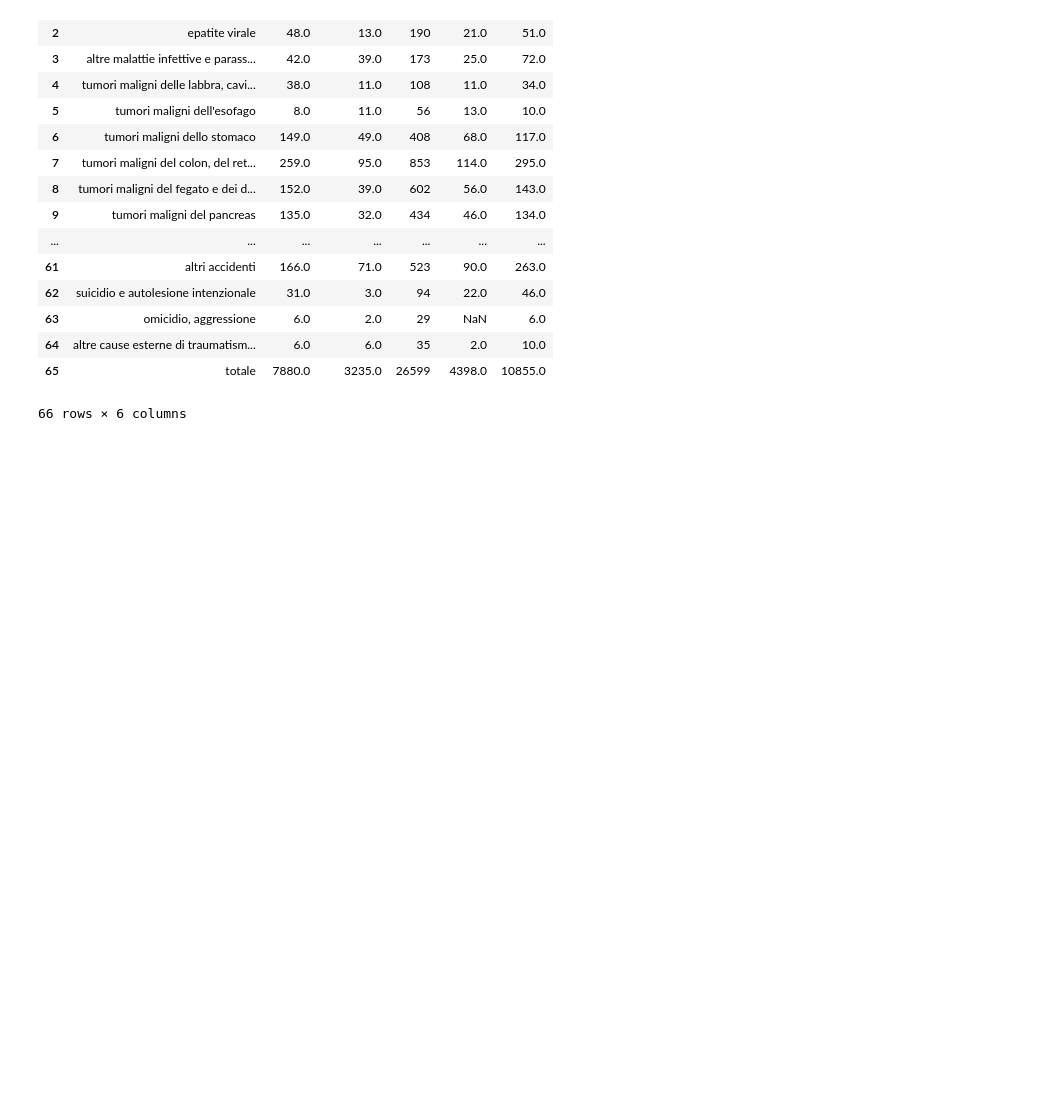
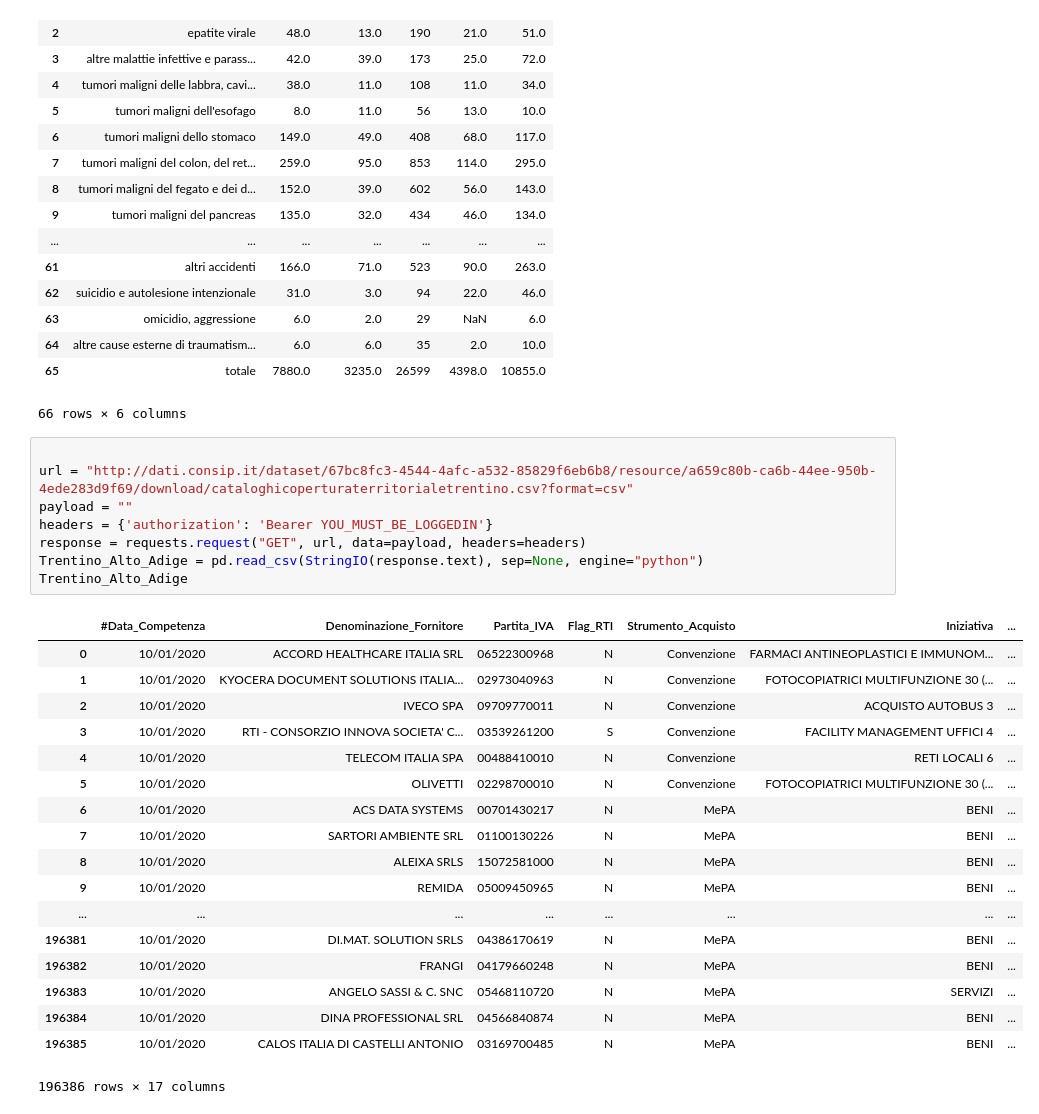
Before and after one commit to pagopa-archive/nteract-on-ckan, a Jupyter notebook: notebooks-example/example.ipynb, the cells around one changed output. Cells and saved outputs as stored; diff of their text form; blank space fills up the shorter version.

```diff
--- a/notebooks-example/example.ipynb
+++ b/notebooks-example/example.ipynb
@@ -56,3 +56,30 @@ Cause_di_morte_CSV
 | 64 | altre cause esterne di traumatism... | 6.0 | 6.0 | 35 | 2.0 | 10.0 |
 | 65 | totale | 7880.0 | 3235.0 | 26599 | 4398.0 | 10855.0 |
 66 rows × 6 columns
+# %%
+
+url = "http://dati.consip.it/dataset/67bc8fc3-4544-4afc-a532-85829f6eb6b8/resource/a659c80b-ca6b-44ee-950b-4ede283d9f69/download/cataloghicoperturaterritorialetrentino.csv?format=csv"
+payload = ""
+headers = {'authorization': 'Bearer YOU_MUST_BE_LOGGEDIN'}
+response = requests.request("GET", url, data=payload, headers=headers)
+Trentino_Alto_Adige = pd.read_csv(StringIO(response.text), sep=None, engine="python")
+Trentino_Alto_Adige
+# %% [output]
+|  | #Data_Competenza | Denominazione_Fornitore | Partita_IVA | Flag_RTI | Strumento_Acquisto | Iniziativa | ... |
+| 0 | 10/01/2020 | ACCORD HEALTHCARE ITALIA SRL | 06522300968 | N | Convenzione | FARMACI ANTINEOPLASTICI E IMMUNOM... | ... |
+| 1 | 10/01/2020 | KYOCERA DOCUMENT SOLUTIONS ITALIA... | 02973040963 | N | Convenzione | FOTOCOPIATRICI MULTIFUNZIONE 30 (... | ... |
+| 2 | 10/01/2020 | IVECO SPA | 09709770011 | N | Convenzione | ACQUISTO AUTOBUS 3 | ... |
+| 3 | 10/01/2020 | RTI - CONSORZIO INNOVA SOCIETA' C... | 03539261200 | S | Convenzione | FACILITY MANAGEMENT UFFICI 4 | ... |
+| 4 | 10/01/2020 | TELECOM ITALIA SPA | 00488410010 | N | Convenzione | RETI LOCALI 6 | ... |
+| 5 | 10/01/2020 | OLIVETTI | 02298700010 | N | Convenzione | FOTOCOPIATRICI MULTIFUNZIONE 30 (... | ... |
+| 6 | 10/01/2020 | ACS DATA SYSTEMS | 00701430217 | N | MePA | BENI | ... |
+| 7 | 10/01/2020 | SARTORI AMBIENTE SRL | 01100130226 | N | MePA | BENI | ... |
+| 8 | 10/01/2020 | ALEIXA SRLS | 15072581000 | N | MePA | BENI | ... |
+| 9 | 10/01/2020 | REMIDA | 05009450965 | N | MePA | BENI | ... |
+| ... | ... | ... | ... | ... | ... | ... | ... |
+| 196381 | 10/01/2020 | DI.MAT. SOLUTION SRLS | 04386170619 | N | MePA | BENI | ... |
+| 196382 | 10/01/2020 | FRANGI | 04179660248 | N | MePA | BENI | ... |
+| 196383 | 10/01/2020 | ANGELO SASSI & C. SNC | 05468110720 | N | MePA | SERVIZI | ... |
+| 196384 | 10/01/2020 | DINA PROFESSIONAL SRL | 04566840874 | N | MePA | BENI | ... |
+| 196385 | 10/01/2020 | CALOS ITALIA DI CASTELLI ANTONIO | 03169700485 | N | MePA | BENI | ... |
+196386 rows × 17 columns
```
Also changed, not shown: 1 other file.
